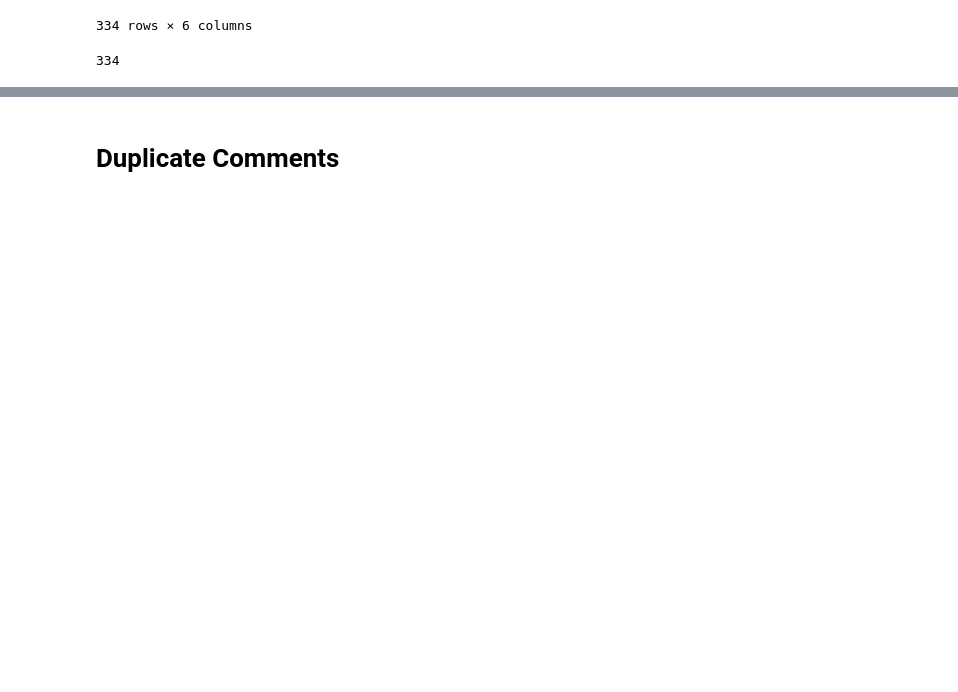
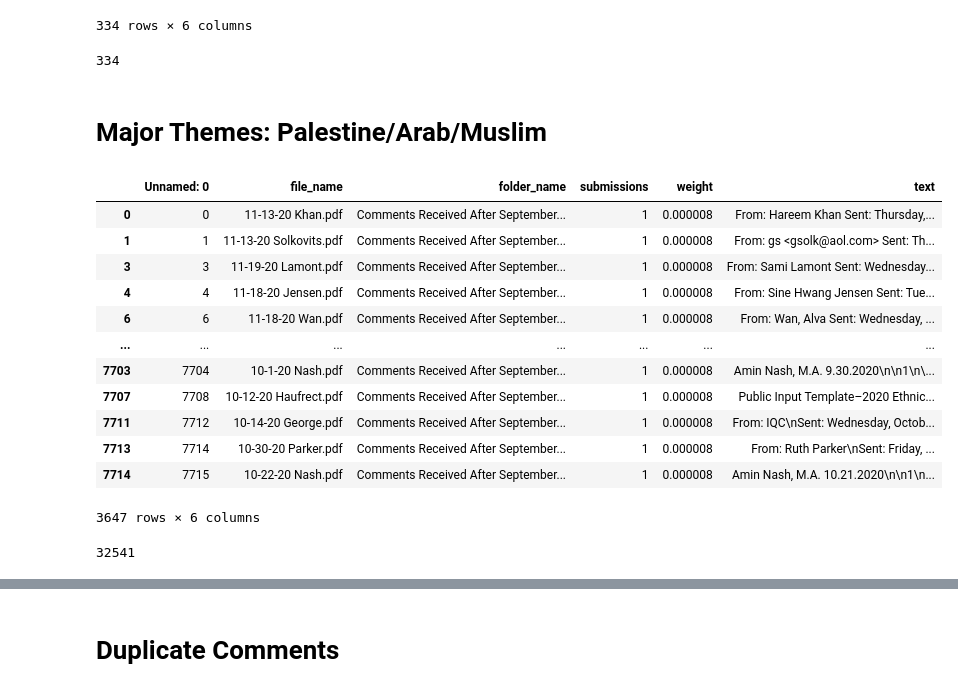
Before and after one commit to yonatanpazpriel/NLPResearch, a Jupyter notebook: Text Files/Text Files/duplicate_handling/Files Cleaning FA25.ipynb, the cells around one changed output, grey strips where cells are left out. Drawn from its saved outputs; the diff is of its cells as text; code cells hidden in the pictures; blank space fills up the shorter version.

```diff
--- a/Text Files/Text Files/duplicate_handling/Files Cleaning FA25.ipynb
+++ b/Text Files/Text Files/duplicate_handling/Files Cleaning FA25.ipynb
@@ -526,3 +526,40 @@ matched_rows
 matched_rows['submissions'].sum()
 # %% [output]
 334
+# %% [markdown]
+# Major Themes: Palestine/Arab/Muslim
+# %%
+palestine_variants = [
+    'palestine',
+    'palestinian',
+    'arab',
+    'gaza',
+    'west bank',
+    'west-bank',
+    'muslim',
+    'moslim',
+    'islam'
+]
+
+pattern = '|'.join(palestine_variants)
+
+matched_rows = df[df['text'].str.contains(pattern, case=False, na=False)]
+matched_rows
+# %% [output]
+|  | Unnamed: 0 | file_name | folder_name | submissions | weight | text |
+| 0 | 0 | 11-13-20 Khan.pdf | Comments Received After September... | 1 | 0.000008 | From: Hareem Khan Sent: Thursday,... |
+| 1 | 1 | 11-13-20 Solkovits.pdf | Comments Received After September... | 1 | 0.000008 | From: gs <gsolk@aol.com> Sent: Th... |
+| 3 | 3 | 11-19-20 Lamont.pdf | Comments Received After September... | 1 | 0.000008 | From: Sami Lamont Sent: Wednesday... |
+| 4 | 4 | 11-18-20 Jensen.pdf | Comments Received After September... | 1 | 0.000008 | From: Sine Hwang Jensen Sent: Tue... |
+| 6 | 6 | 11-18-20 Wan.pdf | Comments Received After September... | 1 | 0.000008 | From: Wan, Alva Sent: Wednesday, ... |
+| ... | ... | ... | ... | ... | ... | ... |
+| 7703 | 7704 | 10-1-20 Nash.pdf | Comments Received After September... | 1 | 0.000008 | Amin Nash, M.A. 9.30.2020\n\n1\n\... |
+| 7707 | 7708 | 10-12-20 Haufrect.pdf | Comments Received After September... | 1 | 0.000008 | Public Input Template–2020 Ethnic... |
+| 7711 | 7712 | 10-14-20 George.pdf | Comments Received After September... | 1 | 0.000008 | From: IQC\nSent: Wednesday, Octob... |
+| 7713 | 7714 | 10-30-20 Parker.pdf | Comments Received After September... | 1 | 0.000008 | From: Ruth Parker\nSent: Friday, ... |
+| 7714 | 7715 | 10-22-20 Nash.pdf | Comments Received After September... | 1 | 0.000008 | Amin Nash, M.A. 10.21.2020\n\n1\n... |
+3647 rows × 6 columns
+# %%
+matched_rows['submissions'].sum()
+# %% [output]
+32541
```
Also changed, not shown: parts of 22 cells of this notebook, 1 other file.
